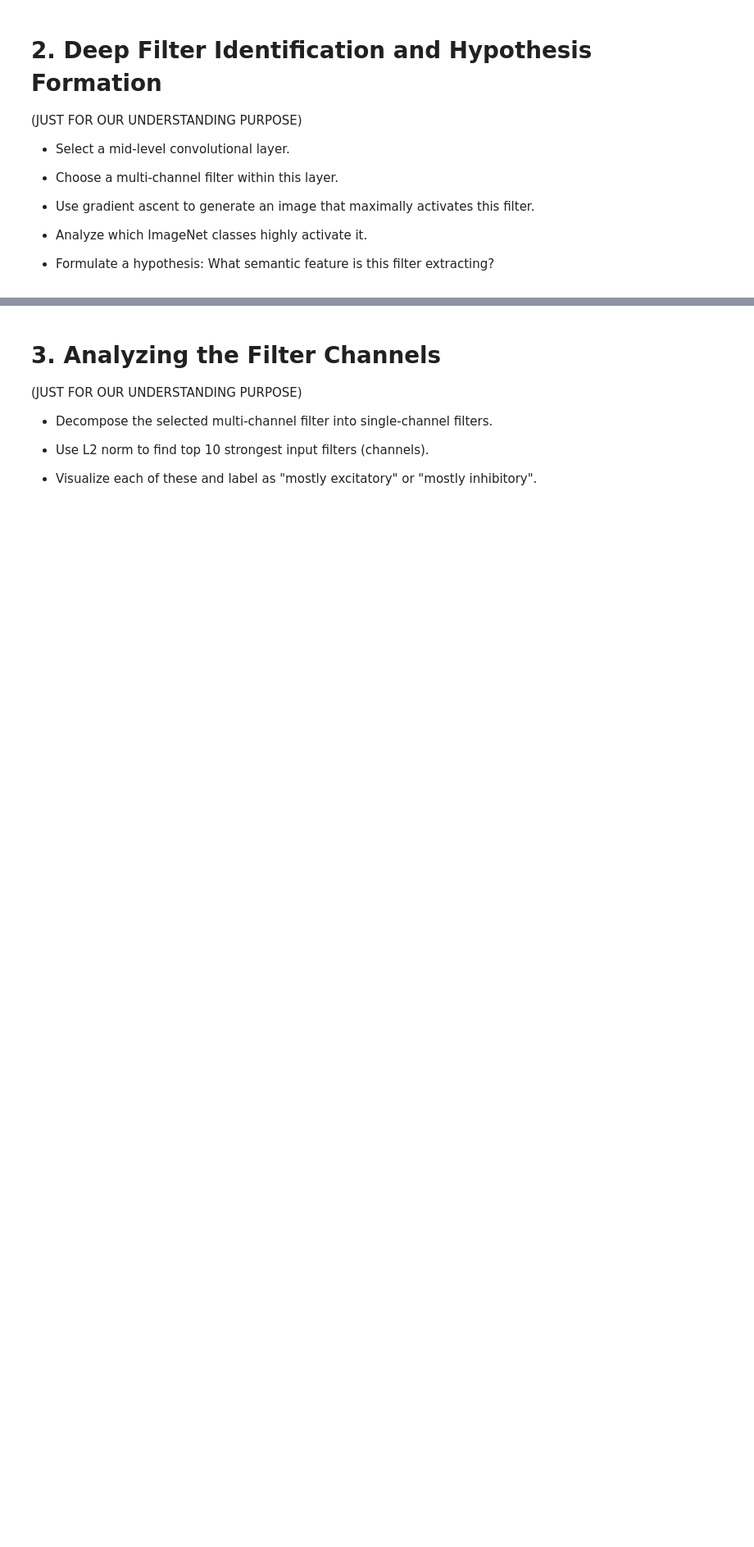
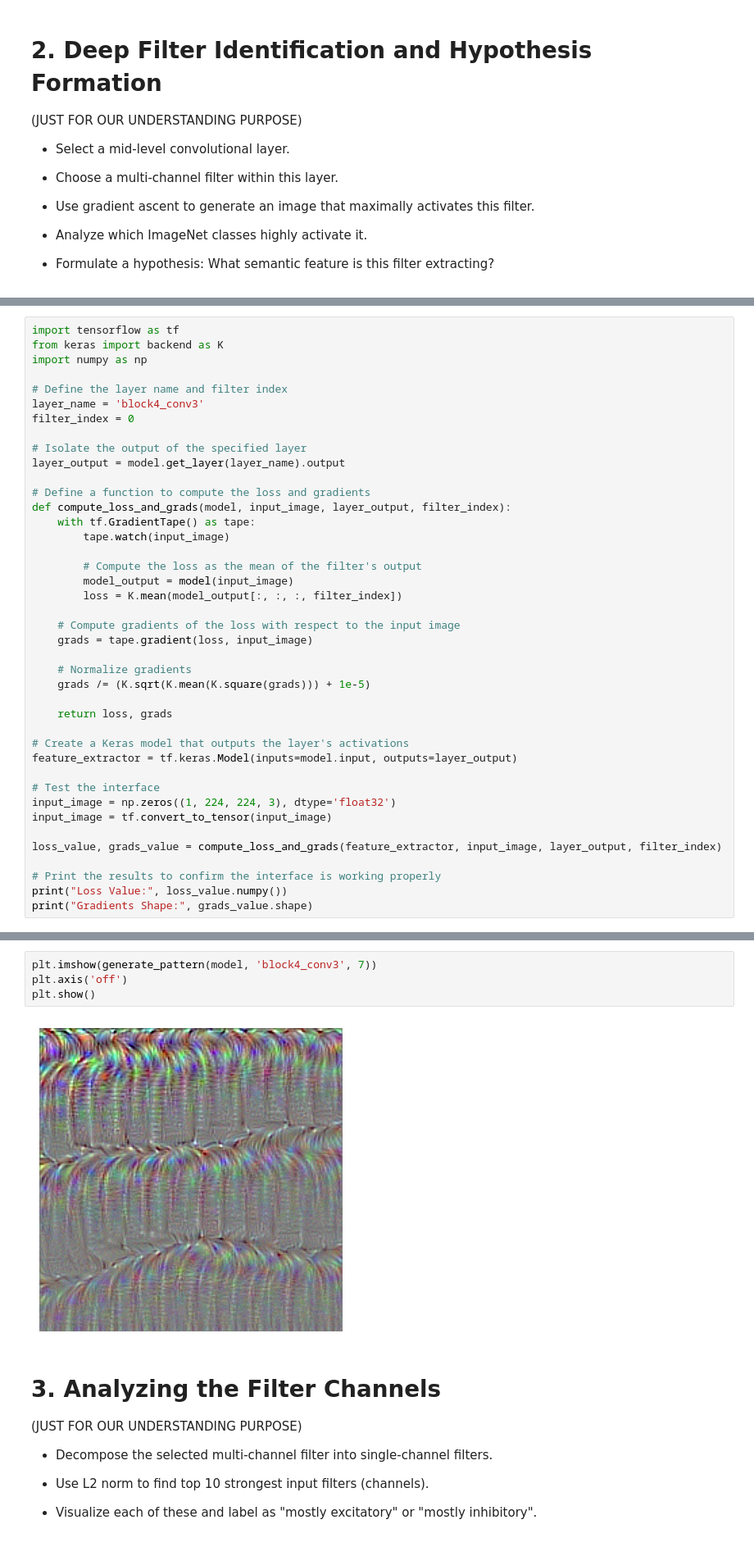
Before and after one commit to mmthen/Lab3ML, a Jupyter notebook: lab3.ipynb, the cells around one changed output, grey strips where cells are left out. Shown at 82% size. Cells and saved outputs as stored; diff of their text form; blank space fills up the shorter version.

```diff
--- a/lab3.ipynb
+++ b/lab3.ipynb
@@ -155,0 +209,41 @@ The image classification tests show the model performs correctly, accurately ide
+# %%
+import tensorflow as tf
+from keras import backend as K
+import numpy as np
+
+# Define the layer name and filter index
+layer_name = 'block4_conv3'
+filter_index = 0
+
+# Isolate the output of the specified layer
+layer_output = model.get_layer(layer_name).output
+
+# Define a function to compute the loss and gradients
+def compute_loss_and_grads(model, input_image, layer_output, filter_index):
+    with tf.GradientTape() as tape:
+        tape.watch(input_image)
+
+        # Compute the loss as the mean of the filter's output
+        model_output = model(input_image)
+        loss = K.mean(model_output[:, :, :, filter_index])
+
+    # Compute gradients of the loss with respect to the input image
+    grads = tape.gradient(loss, input_image)
+
+    # Normalize gradients
+    grads /= (K.sqrt(K.mean(K.square(grads))) + 1e-5)
+
+    return loss, grads
+
+# Create a Keras model that outputs the layer's activations
+feature_extractor = tf.keras.Model(inputs=model.input, outputs=layer_output)
+
+# Test the interface
+input_image = np.zeros((1, 224, 224, 3), dtype='float32')
+input_image = tf.convert_to_tensor(input_image)
+
+loss_value, grads_value = compute_loss_and_grads(feature_extractor, input_image, layer_output, filter_index)
+
+# Print the results to confirm the interface is working properly
+print("Loss Value:", loss_value.numpy())
+print("Gradients Shape:", grads_value.shape)
@@ -156,3 +306,9 @@ The image classification tests show the model performs correctly, accurately ide
+# %%
+plt.imshow(generate_pattern(model, 'block4_conv3', 7))
+plt.axis('off')
+plt.show()
+# %% [output]
+[figure, added]
 # %% [markdown]
 # 3. Analyzing the Filter Channels
 (JUST FOR OUR UNDERSTANDING PURPOSE)
```
Also changed, not shown: parts of 7 cells of this notebook.
